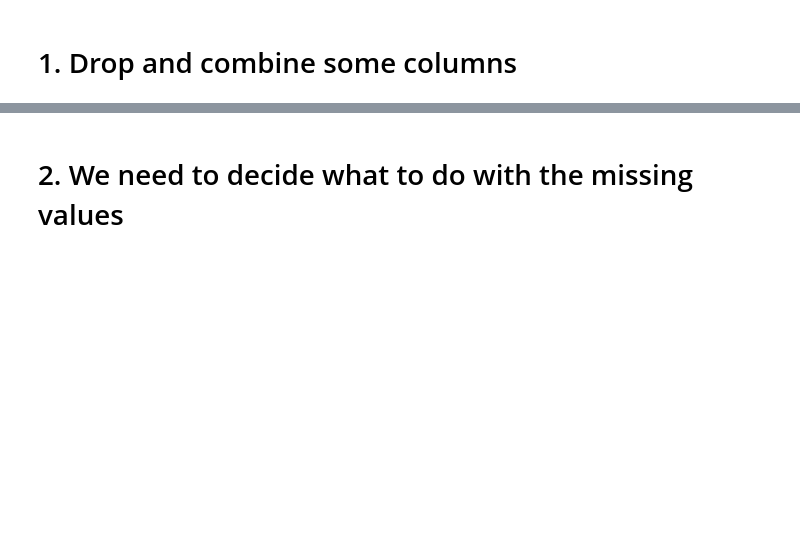
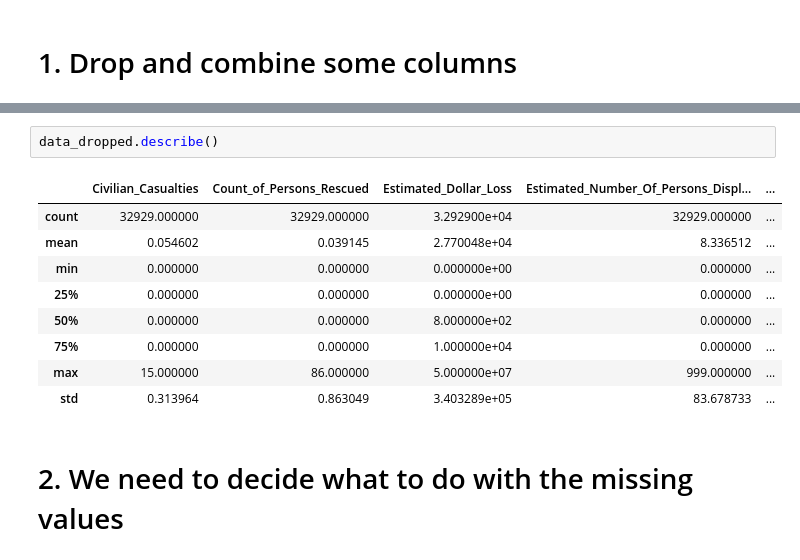
Before and after one commit to JustSomeGirlWithoutASoul/INSY662-Data-Mining-and-Visualization-Project, a Jupyter notebook: maggie_data_imputation.ipynb, the cells around one changed output, grey strips where cells are left out. Saved outputs shown, nothing was run; the diff lists cells and outputs as text; blank space fills up the shorter version.

```diff
--- a/maggie_data_imputation.ipynb
+++ b/maggie_data_imputation.ipynb
@@ -81,4 +85,16 @@ Geo_Coordinate                                                          float64
 dtype: object
+# %%
+data_dropped.describe()
+# %% [output]
+|  | Civilian_Casualties | Count_of_Persons_Rescued | Estimated_Dollar_Loss | Estimated_Number_Of_Persons_Displ... | ... |
+| count | 32929.000000 | 32929.000000 | 3.292900e+04 | 32929.000000 | ... |
+| mean | 0.054602 | 0.039145 | 2.770048e+04 | 8.336512 | ... |
+| min | 0.000000 | 0.000000 | 0.000000e+00 | 0.000000 | ... |
+| 25% | 0.000000 | 0.000000 | 0.000000e+00 | 0.000000 | ... |
+| 50% | 0.000000 | 0.000000 | 8.000000e+02 | 0.000000 | ... |
+| 75% | 0.000000 | 0.000000 | 1.000000e+04 | 0.000000 | ... |
+| max | 15.000000 | 86.000000 | 5.000000e+07 | 999.000000 | ... |
+| std | 0.313964 | 0.863049 | 3.403289e+05 | 83.678733 | ... |
 # %% [markdown]
 # 2. We need to decide what to do with the missing values
 # %% [markdown]
```
Also changed, not shown: parts of 11 cells of this notebook.
